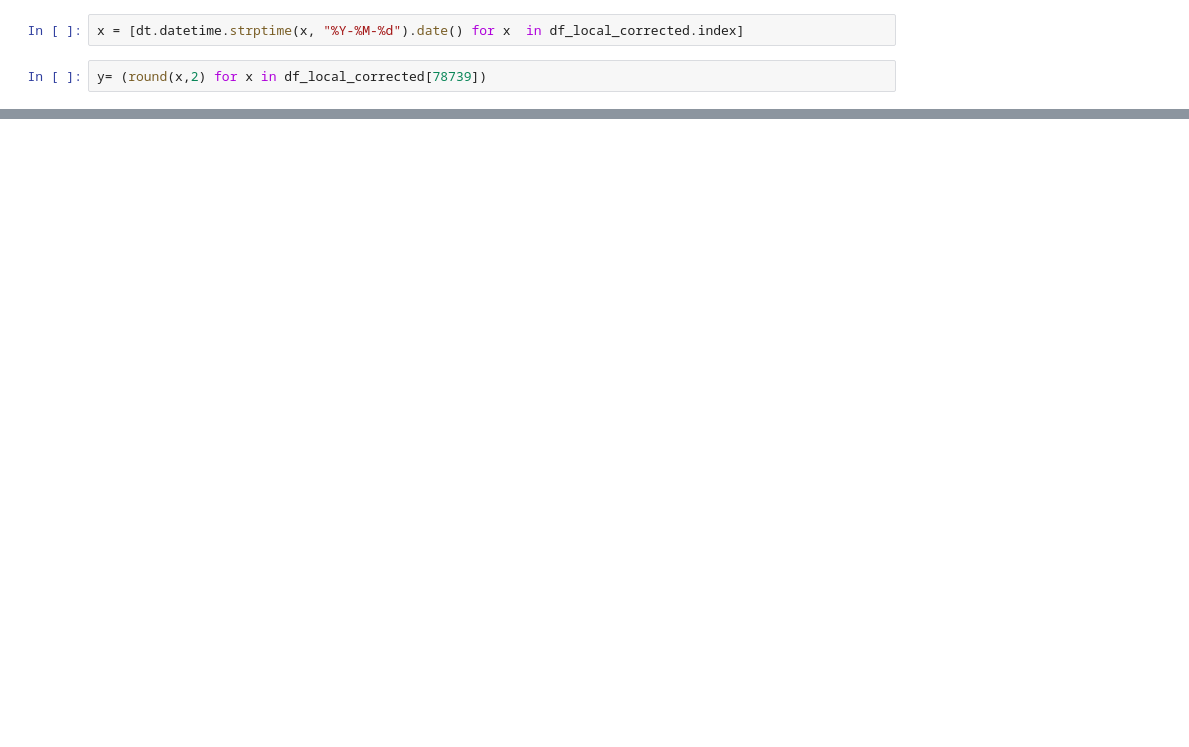
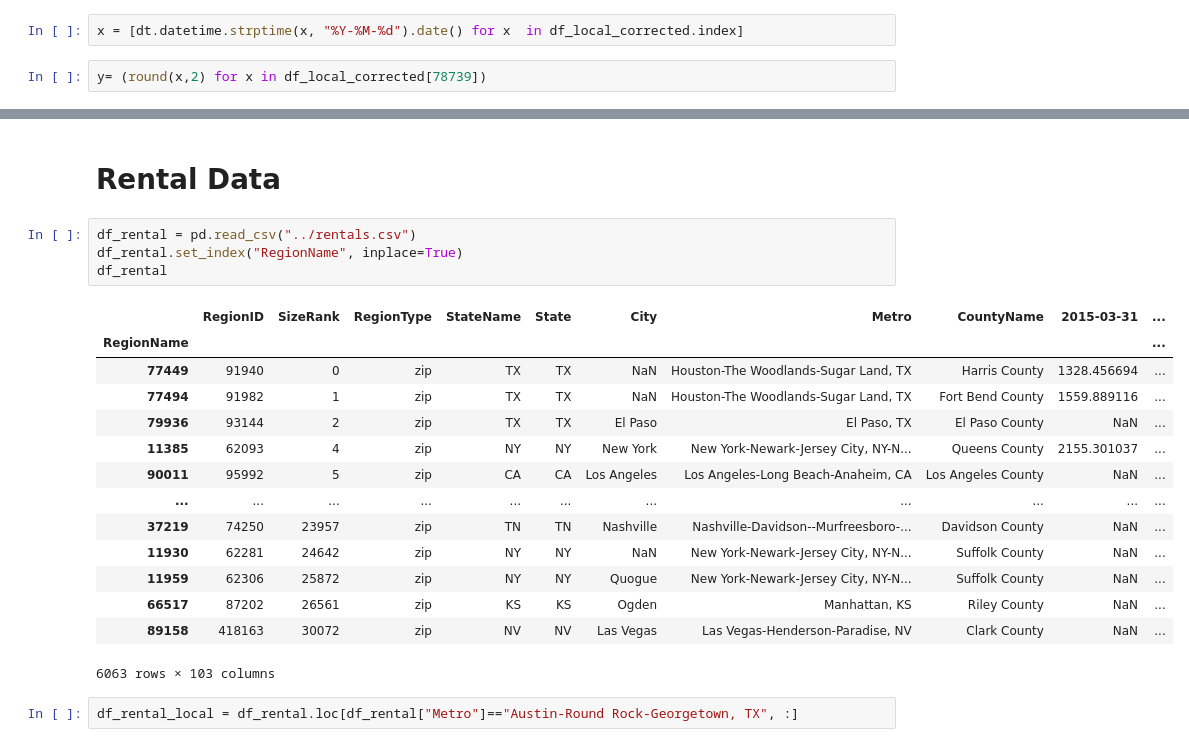
Before and after one commit to JenniferM-BShulyak/zillow_austin_housing_market, a Jupyter notebook: initial_setup.ipynb, the cells around one changed output, grey strips where cells are left out. Cells and saved outputs as stored; diff of their text form; blank space fills up the shorter version.

```diff
--- a/initial_setup.ipynb
+++ b/initial_setup.ipynb
@@ -118,0 +113,23 @@ Text(0.5, 1.0, 'Monies for a home in 78739')
+# %% [markdown]
+# Rental Data
+# %%
+df_rental = pd.read_csv("../rentals.csv")
+df_rental.set_index("RegionName", inplace=True)
+df_rental
+# %% [output]
+|  | RegionID | SizeRank | RegionType | StateName | State | City | Metro | CountyName | 2015-03-31 | ... |
+| RegionName |  |  |  |  |  |  |  |  |  | ... |
+| 77449 | 91940 | 0 | zip | TX | TX | NaN | Houston-The Woodlands-Sugar Land, TX | Harris County | 1328.456694 | ... |
+| 77494 | 91982 | 1 | zip | TX | TX | NaN | Houston-The Woodlands-Sugar Land, TX | Fort Bend County | 1559.889116 | ... |
+| 79936 | 93144 | 2 | zip | TX | TX | El Paso | El Paso, TX | El Paso County | NaN | ... |
+| 11385 | 62093 | 4 | zip | NY | NY | New York | New York-Newark-Jersey City, NY-N... | Queens County | 2155.301037 | ... |
+| 90011 | 95992 | 5 | zip | CA | CA | Los Angeles | Los Angeles-Long Beach-Anaheim, CA | Los Angeles County | NaN | ... |
+| ... | ... | ... | ... | ... | ... | ... | ... | ... | ... | ... |
+| 37219 | 74250 | 23957 | zip | TN | TN | Nashville | Nashville-Davidson--Murfreesboro-... | Davidson County | NaN | ... |
+| 11930 | 62281 | 24642 | zip | NY | NY | NaN | New York-Newark-Jersey City, NY-N... | Suffolk County | NaN | ... |
+| 11959 | 62306 | 25872 | zip | NY | NY | Quogue | New York-Newark-Jersey City, NY-N... | Suffolk County | NaN | ... |
+| 66517 | 87202 | 26561 | zip | KS | KS | Ogden | Manhattan, KS | Riley County | NaN | ... |
+| 89158 | 418163 | 30072 | zip | NV | NV | Las Vegas | Las Vegas-Henderson-Paradise, NV | Clark County | NaN | ... |
+6063 rows × 103 columns
+# %%
+df_rental_local = df_rental.loc[df_rental["Metro"]=="Austin-Round Rock-Georgetown, TX", :]
```
Also changed, not shown: parts of 6 cells of this notebook, 3 other files.
